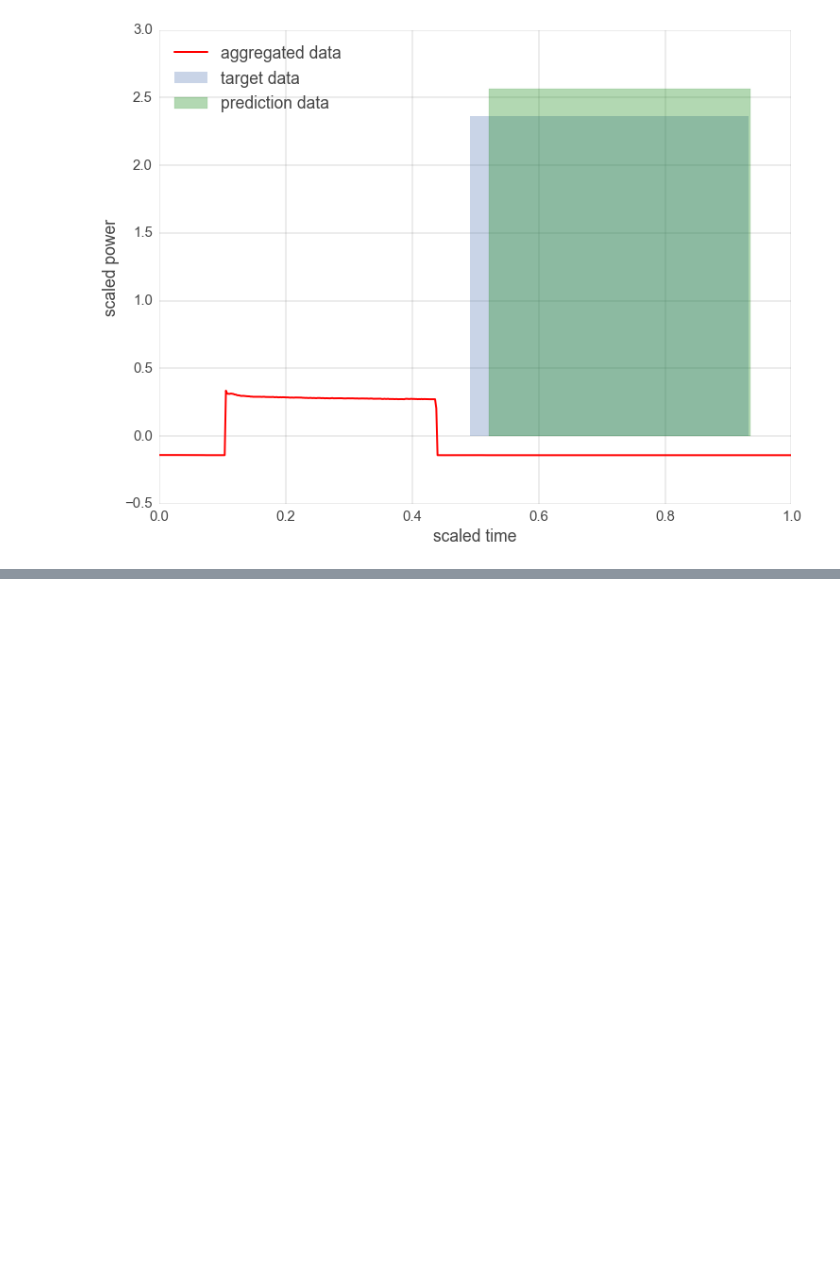
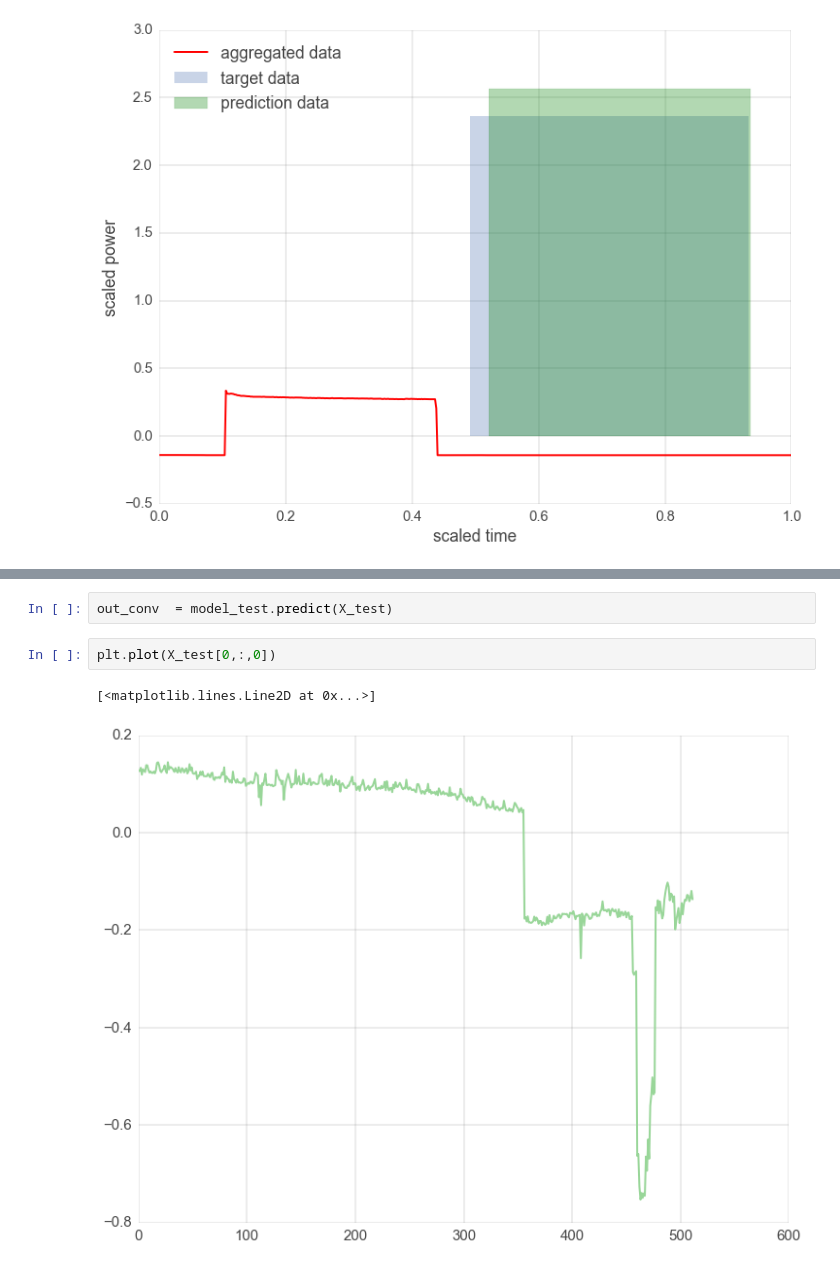
Before and after one commit to serenidpity/neuralnilm, a Jupyter notebook: Check_results_from_gpu_trained_model.ipynb, the cells around one changed output, grey strips where cells are left out. Cells and saved outputs as stored; diff of their text form; blank space fills up the shorter version.

Commit message:
Report on ConvNet done

```diff
--- a/Check_results_from_gpu_trained_model.ipynb
+++ b/Check_results_from_gpu_trained_model.ipynb
@@ -285,0 +331,7 @@ plt.xlabel('scaled time')
+# %%
+out_conv  = model_test.predict(X_test)
+# %%
+plt.plot(X_test[0,:,0])
+# %% [output]
+[<matplotlib.lines.Line2D at 0x...>]
+[figure, added]
```
Also changed, not shown: parts of 12 cells of this notebook.
